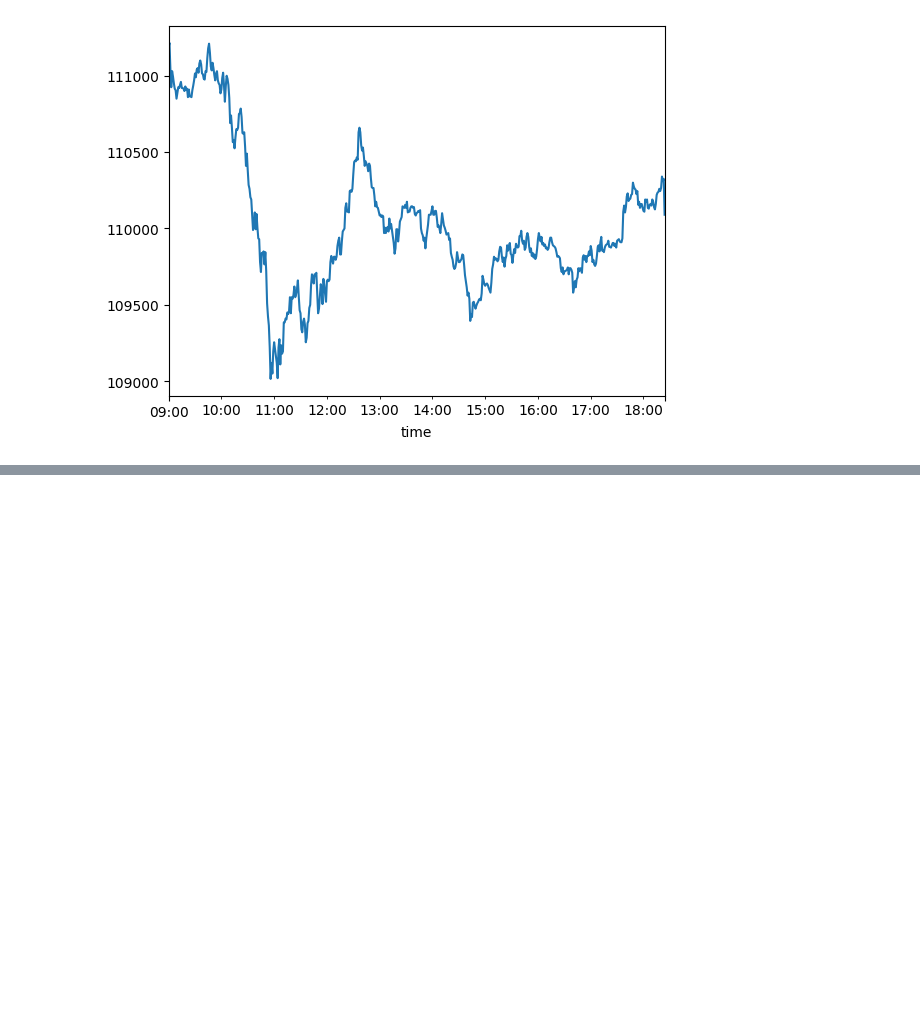
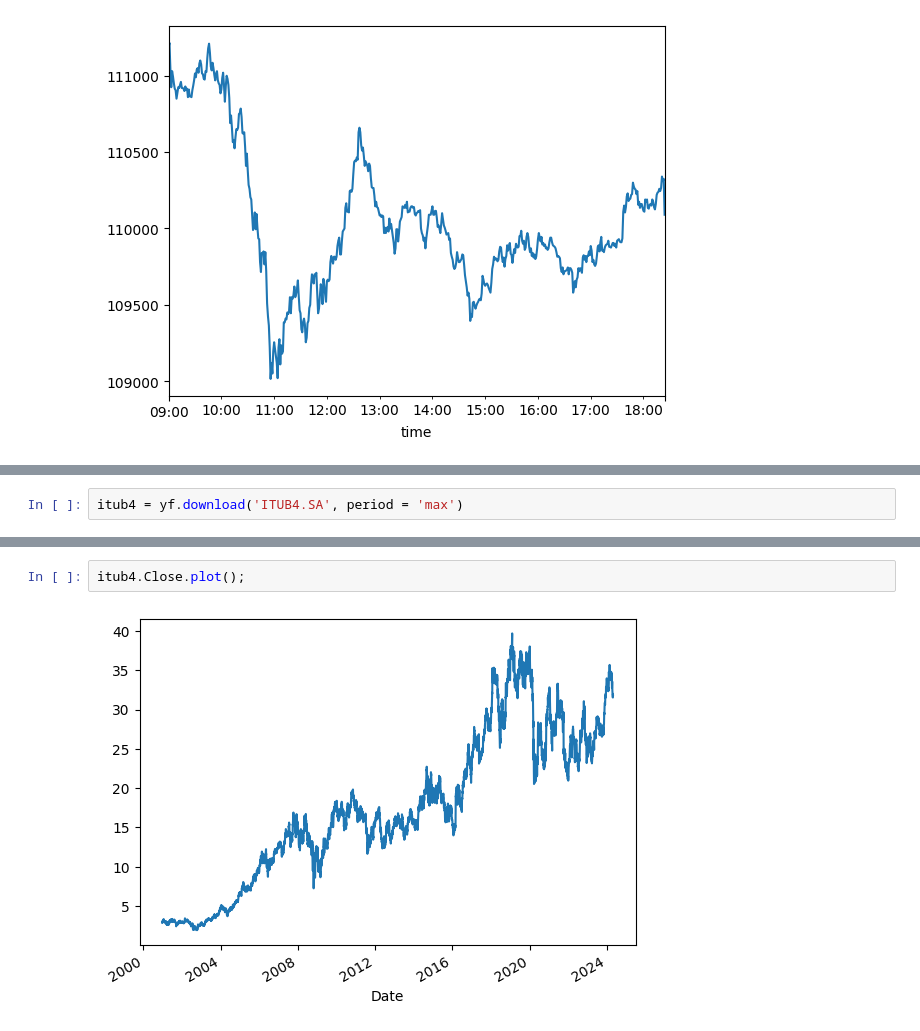
Before and after one commit to ChibanaT/Study_Area, a Jupyter notebook: Python/Data_Trading/Modulo 2/Modulo 2 - Manipulacao de Dados com Python.ipynb, the cells around one changed output, grey strips where cells are left out. Cells and saved outputs as stored; diff of their text form; blank space fills up the shorter version.

```diff
--- a/Python/Data_Trading/Modulo 2/Modulo 2 - Manipulacao de Dados com Python.ipynb
+++ b/Python/Data_Trading/Modulo 2/Modulo 2 - Manipulacao de Dados com Python.ipynb
@@ -407,0 +438,2 @@ win.close.plot();
+# %%
+itub4 = yf.download('ITUB4.SA', period = 'max')
@@ -407,0 +452,4 @@ win.close.plot();
+# %%
+itub4.Close.plot();
+# %% [output]
+[figure, added]
```
Also changed, not shown: parts of 37 cells of this notebook, 4 other files.
